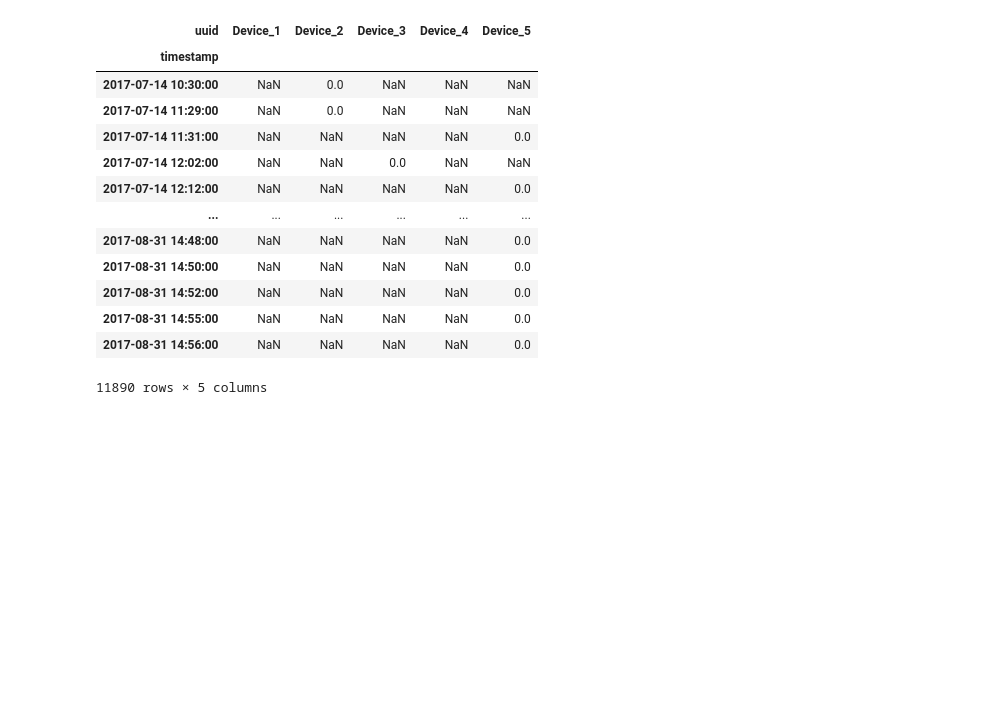
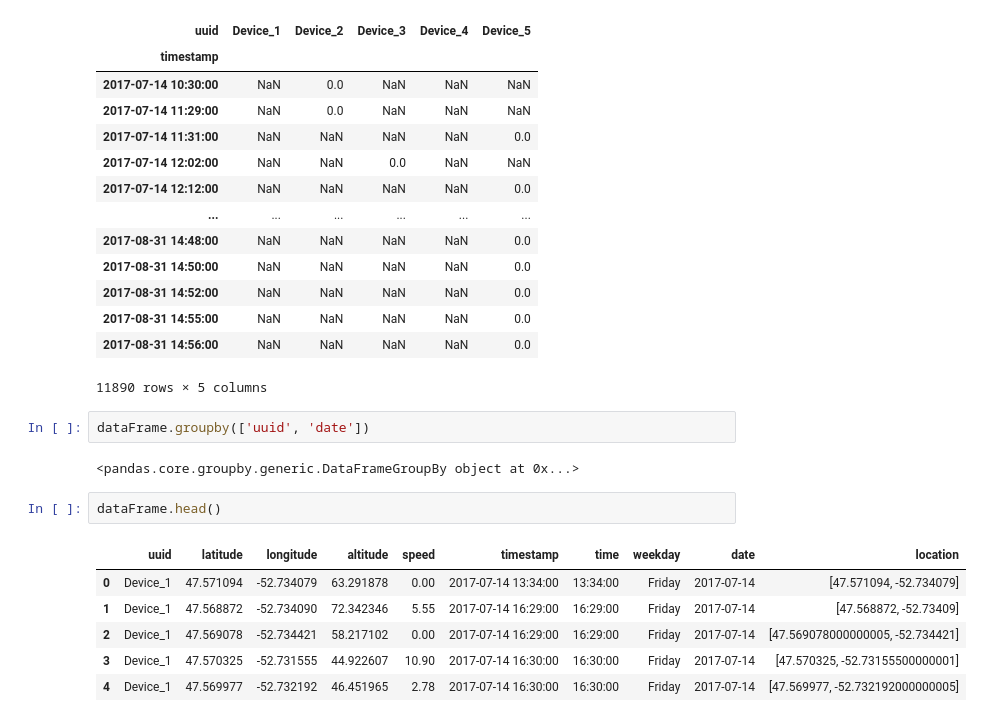
Before and after one commit to souravskr/datascience, a Jupyter notebook: Data/Data_Cleaning/dataCleaning.ipynb, the cells around one changed output. Drawn from its saved outputs; the diff is of its cells as text; blank space fills up the shorter version.

```diff
--- a/Data/Data_Cleaning/dataCleaning.ipynb
+++ b/Data/Data_Cleaning/dataCleaning.ipynb
@@ -201,3 +201,16 @@ pd.pivot_table(dataFrame,index=["timestamp"], columns='uuid', values='speed')
 | 2017-08-31 14:55:00 | NaN | NaN | NaN | NaN | 0.0 |
 | 2017-08-31 14:56:00 | NaN | NaN | NaN | NaN | 0.0 |
 11890 rows × 5 columns
+# %%
+dataFrame.groupby(['uuid', 'date'])
+# %% [output]
+<pandas.core.groupby.generic.DataFrameGroupBy object at 0x...>
+# %%
+dataFrame.head()
+# %% [output]
+|  | uuid | latitude | longitude | altitude | speed | timestamp | time | weekday | date | location |
+| 0 | Device_1 | 47.571094 | -52.734079 | 63.291878 | 0.00 | 2017-07-14 13:34:00 | 13:34:00 | Friday | 2017-07-14 | [47.571094, -52.734079] |
+| 1 | Device_1 | 47.568872 | -52.734090 | 72.342346 | 5.55 | 2017-07-14 16:29:00 | 16:29:00 | Friday | 2017-07-14 | [47.568872, -52.73409] |
+| 2 | Device_1 | 47.569078 | -52.734421 | 58.217102 | 0.00 | 2017-07-14 16:29:00 | 16:29:00 | Friday | 2017-07-14 | [47.569078000000005, -52.734421] |
+| 3 | Device_1 | 47.570325 | -52.731555 | 44.922607 | 10.90 | 2017-07-14 16:30:00 | 16:30:00 | Friday | 2017-07-14 | [47.570325, -52.73155500000001] |
+| 4 | Device_1 | 47.569977 | -52.732192 | 46.451965 | 2.78 | 2017-07-14 16:30:00 | 16:30:00 | Friday | 2017-07-14 | [47.569977, -52.732192000000005] |
```
Also changed, not shown: parts of 6 cells of this notebook, 33 other files.
